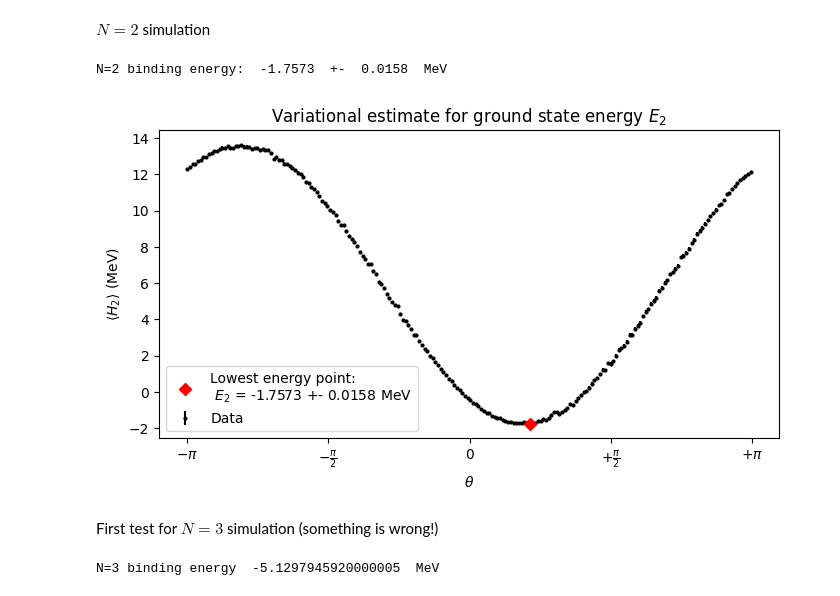
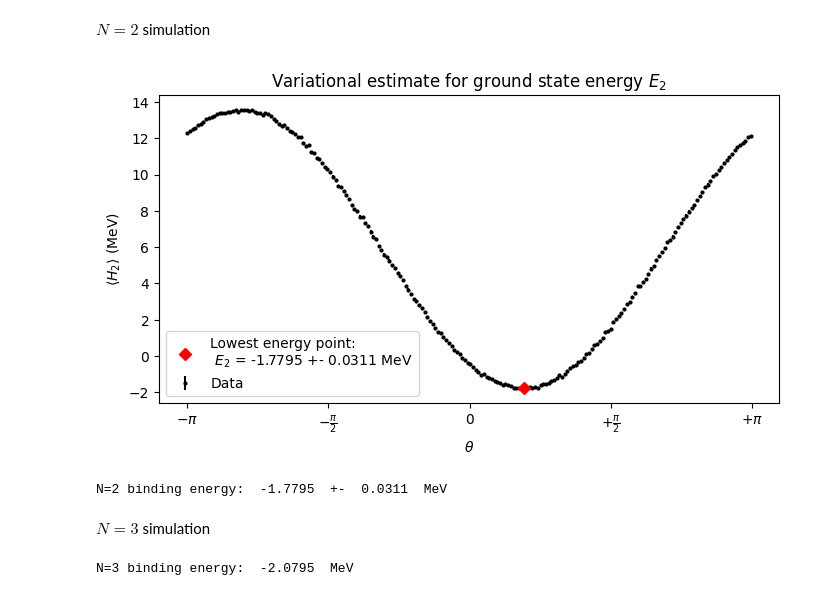
Before and after one commit to diegoscantam/2qubits, a Jupyter notebook: deuteron.ipynb, the cells around one changed output. Cells and saved outputs as stored; diff of their text form; code cells hidden in the pictures.

Commit message:
N=3 simulation

```diff
--- a/deuteron.ipynb
+++ b/deuteron.ipynb
@@ -21,8 +21,8 @@ Calculation of (exact) variational ground state energies $E_1$, $E_2$ and $E_3$
 # Define deuterion Hamiltonian in the computational basis
 Hamilt_1 = 0.218291 * (Z-I)
 Hamilt_2 = (5.906709 * I^I) + (0.218291 * I^Z) - (6.125 * Z^I) - (2.143304 * X^X) - (2.143304 * Y^Y)
-Hamilt_3 = (5.906709 * I^I^I) + (0.218291 * Z^I^I) - (6.125 * I^Z^I) - (2.143304 * X^X^I) - (2.143304 * Y^Y^I) +\
-            + 9.625*(I^I^I) -9.625*(I^I^Z) - 3.913119*(I^X^X)  - 3.913119*(I^Y^Y)
+Hamilt_3 = (5.906709 * I^I^I) + (0.218291 * I^I^Z) - (6.125 * I^Z^I) - (2.143304 * I^X^X) - (2.143304 * I^Y^Y) +\
+            + 9.625*(I^I^I) -9.625*(Z^I^I) - 3.913119*(X^X^I)  - 3.913119*(Y^Y^I)
 
 # Deuteron parameters
 m_p = 938.2720813 # MeV / c^2
@@ -276,7 +277,7 @@ def check_counts_3(dic):
 $N=2$ simulation
 # %%
 # Number of runs per simulation
-shots = 8000
+shots = 10000
 
 theta = np.arange(-3.14,+3.14,0.03)
 exp_val_2 = np.empty(len(theta))
@@ -334,47 +335,47 @@ for kk in range(0, len(theta)):
 
     # Calculate variance as <H^2> -<H>^2
     var_counts = 5.906709**2 + 2*5.906709*0.218291*exp_IZ +\
-                    (-2)*5.906709*6.125*exp_ZI -2*2.143304*5.906709*exp_XX_YY +\
+                    (-2)*5.906709*6.125*exp_ZI -2*2.143304*5.906709*(exp_XX + exp_YY) +\
                     0.218291**2 - 2*0.218291*6.125*exp_ZZ + 6.125**2 + 2*(2.143304**2) - exp_val_2[kk]*exp_val_2[kk]
     std_counts = np.sqrt(np.abs(var_counts))
     dexp_val_2[kk]= std_counts/np.sqrt(shots)
 
 # Lowest trial energy for <H_2>
 E_2 = exp_val_2.min()
 dE_2= dexp_val_2[np.where(exp_val_2 == E_2)][0].astype(E_2)
 
 # Plot of energy as a function of theta  <H_2>(theta)
 # Plot style options
 w = 8
 h = 4
 fontsize = 12
 lbl = 'Lowest energy point:\n $E_2$ = ' + str(round(E_2,4)) + ' +- ' + str(round(dE_2,4)) + ' MeV'
 fig = plt.figure(figsize=(w,h))
 ax = fig.add_subplot(111)
 ax.errorbar(theta, exp_val_2, yerr = dexp_val_2, color = 'black', fmt="o", ms=2, label = 'Data')
 plt.plot(theta[np.where(exp_val_2 == E_2)[0]], E_2,'D', zorder = 3,  color = 'red', label = lbl )
 unit = 0.5
 x_tick = np.arange(-1, +1 + unit, unit)
 x_label = [r'$-\pi $', r'$-\frac{\pi}{2}$', r'$0$', r'$+\frac{\pi}{2}$', r'$+\pi$']
 ax.set_xticks(x_tick * pi)
 ax.set_xticklabels(x_label, fontsize=10)
 plt.legend()
 plt.xlabel("$\\theta$")
 plt.ylabel("$\\langle H_2 \\rangle$ (MeV)")
 plt.title('Variational estimate for ground state energy $E_2$')
-
+plt.show()
 print('N=2 binding energy: ', round(E_2,4), ' +- ', round(dE_2,4), ' MeV')
 # %% [output]
+[figure, new version]
-N=2 binding energy:  -1.7573  +-  0.0158  MeV
+N=2 binding energy:  -1.7795  +-  0.0311  MeV
-[figure, old version]
 # %% [markdown]
-First test for $N=3$ simulation (something is wrong!)
+$N=3$ simulation
 # %%
 # Number of runs per simulation
-shots = 1000
+shots = 10000
 
-theta = np.arange(-3.14,+3.14,0.1)
-eta = np.arange(-3.14,+3.14,0.1)
+theta = np.arange(-3.14,3.14,0.1)
+eta = np.arange(0,3.14,0.1)
 exp_val_3 = np.empty((len(theta), len(eta)))
 dexp_val_3 = np.empty(len(theta))
 for kk in range(0, len(theta)):
@@ -431,26 +432,33 @@ for kk in range(0, len(theta)):
 
         # Calculate expectation values
         exp_IIZ = (counts_ZZZ['110'] + counts_ZZZ['100'] + counts_ZZZ['010'] + counts_ZZZ['000'] \
-                   -counts_ZZZ['111'] - counts_ZZZ['101'] - counts_ZZZ['011'] + counts_ZZZ['001'] )/shots
+                   -counts_ZZZ['111'] - counts_ZZZ['101'] - counts_ZZZ['011'] - counts_ZZZ['001'] )/shots
         exp_IZI = (counts_ZZZ['000'] + counts_ZZZ['100'] + counts_ZZZ['001'] + counts_ZZZ['101'] \
-                   -counts_ZZZ['010'] - counts_ZZZ['110'] - counts_ZZZ['011'] + counts_ZZZ['111'] )/shots
+                   -counts_ZZZ['010'] - counts_ZZZ['110'] - counts_ZZZ['011'] - counts_ZZZ['111'] )/shots
         exp_ZII = (counts_ZZZ['000'] + counts_ZZZ['001'] + counts_ZZZ['011'] + counts_ZZZ['010'] \
-                   -counts_ZZZ['100'] - counts_ZZZ['101'] - counts_ZZZ['111'] + counts_ZZZ['110'] )/shots
+                   -counts_ZZZ['100'] - counts_ZZZ['101'] - counts_ZZZ['111'] - counts_ZZZ['110'] )/shots
+        exp_IZZ = (counts_ZZZ['000'] + counts_ZZZ['011'] + counts_ZZZ['100'] + counts_ZZZ['111'] \
+                   -counts_ZZZ['001'] - counts_ZZZ['010'] - counts_ZZZ['101'] - counts_ZZZ['110'] )/shots
         exp_IXX = (counts_XXX['000'] + counts_XXX['011'] + counts_XXX['100'] + counts_XXX['111'] \
-                   -counts_XXX['001'] - counts_XXX['010'] - counts_XXX['101'] + counts_XXX['110'] )/shots
+                   -counts_XXX['001'] - counts_XXX['010'] - counts_XXX['101'] - counts_XXX['110'] )/shots
         exp_IYY = (counts_YYY['000'] + counts_YYY['011'] + counts_YYY['100'] + counts_YYY['111'] \
-                   -counts_YYY['001'] - counts_YYY['010'] - counts_YYY['101'] + counts_YYY['110'] )/shots
+                   -counts_YYY['001'] - counts_YYY['010'] - counts_YYY['101'] - counts_YYY['110'] )/shots
         exp_XXI = (counts_XXX['000'] + counts_XXX['110'] + counts_XXX['001'] + counts_XXX['111'] \
-                   -counts_XXX['100'] - counts_XXX['010'] - counts_XXX['101'] + counts_XXX['011'] )/shots
+                   -counts_XXX['100'] - counts_XXX['010'] - counts_XXX['101'] - counts_XXX['011'] )/shots
         exp_YYI = (counts_YYY['000'] + counts_YYY['110'] + counts_YYY['001'] + counts_YYY['111'] \
-                   -counts_YYY['100'] - counts_YYY['010'] - counts_YYY['101'] + counts_YYY['011'] )/shots
+                   -counts_YYY['100'] - counts_YYY['010'] - counts_YYY['101'] - counts_YYY['011'] )/shots
 
-        exp_val_3[kk][jj] = 15.531709 + 0.218291*exp_IIZ - 6.125*exp_IZI - 2.143304*(exp_IXX + exp_IYY)\
-                            -9.625*exp_ZII -3.913119*(exp_XXI + exp_YYI)
+        exp_val_3[kk][jj] = 15.531709 + (0.218291 * exp_IIZ) - (6.125 * exp_IZI) - 2.143304*(exp_IXX + exp_IYY) \
+                            -9.625*exp_ZII - 3.913119*(exp_XXI +exp_YYI)
+        #var_counts = 5.906709**2 + 2*5.906709*0.218291*exp_IIZ +\
+        #            (-2)*5.906709*6.125*exp_IZI -2*2.143304*5.906709*(exp_IXX + exp_IYY) +\
+        #            0.218291**2 - 2*0.218291*6.125*exp_IZZ + 6.125**2 + 2*(2.143304**2) \
+        #            + 2*9.625*(0.218291*exp_IIZ - 6.125*exp_IZI + 5.906709 -2.143304*(exp_IXX + exp_IYY)) + ...
 
 
 E_3 = exp_val_3.min()
-
-print('N=3 binding energy ', E_3, ' MeV')
+#[kk_min ,jj_min] = np.where(exp_val_3 == E_3)
+#print('kk= ', kk_min, ', jj= ', jj_min)
+print('N=3 binding energy: ', round(E_3,4), ' MeV') #, ' +- ', round(dE_2,4), ' MeV')
 # %% [output]
-N=3 binding energy  -5.1297945920000005  MeV
+N=3 binding energy:  -2.0795  MeV
```
Also changed, not shown: parts of 3 cells of this notebook, 1 other file.
